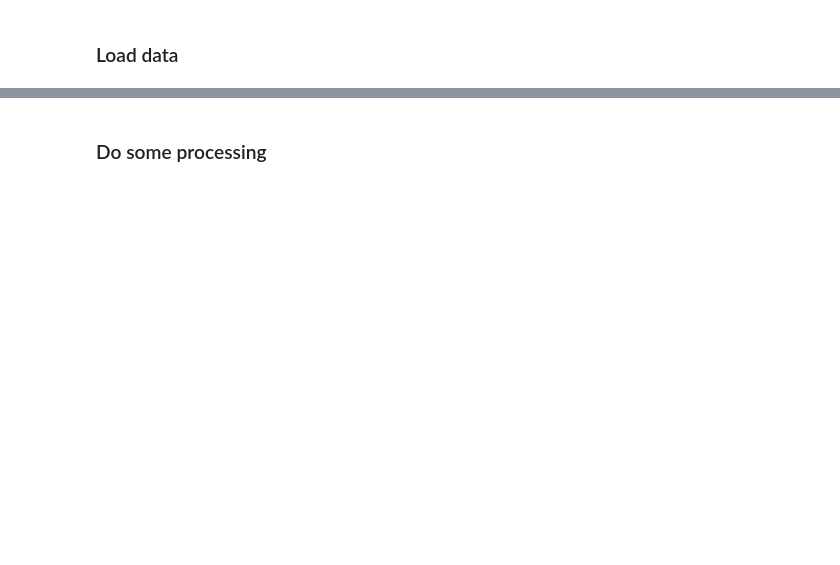
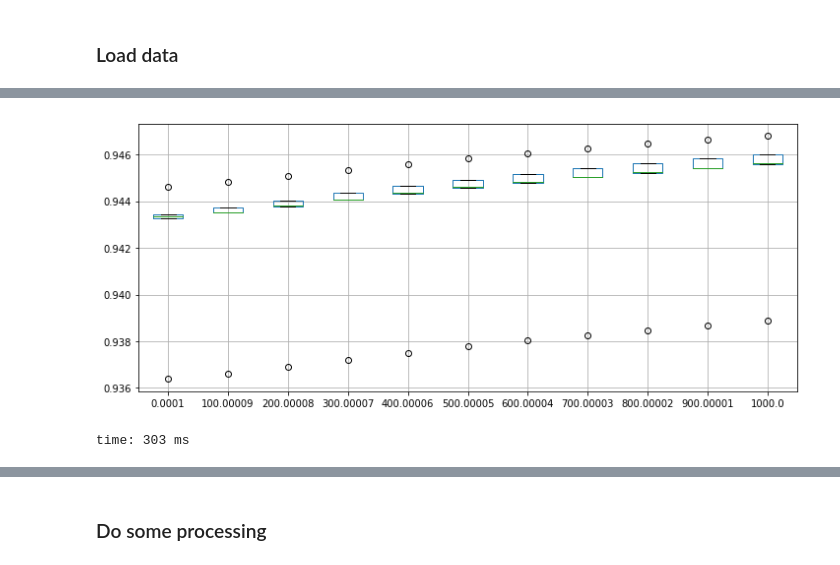
Before and after one commit to lumosan/ml2017-projects, a Jupyter notebook: project2/project_recommender_system/scripts/combine_models.ipynb, the cells around one changed output, grey strips where cells are left out. Drawn from its saved outputs; the diff is of its cells as text; code cells hidden in the pictures; blank space fills up the shorter version.

```diff
--- a/project2/project_recommender_system/scripts/combine_models.ipynb
+++ b/project2/project_recommender_system/scripts/combine_models.ipynb
@@ -39,0 +306,7 @@ sp_obs_val = load_data('{}{}.csv'.format(DATA_PATH, 'validation_set'))
+# %%
+plt.figure(figsize=(12,5))
+pd.DataFrame(train_errors).boxplot()
+plt.show()
+# %% [output]
+[figure, added]
+time: 303 ms
```
Also changed, not shown: parts of 68 cells of this notebook, 5 other files.
